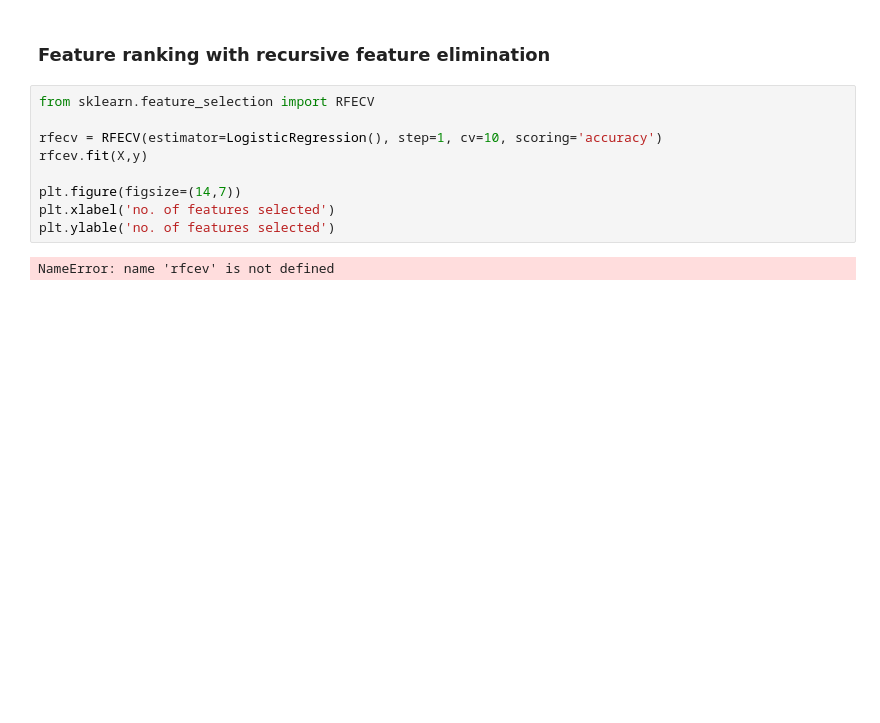
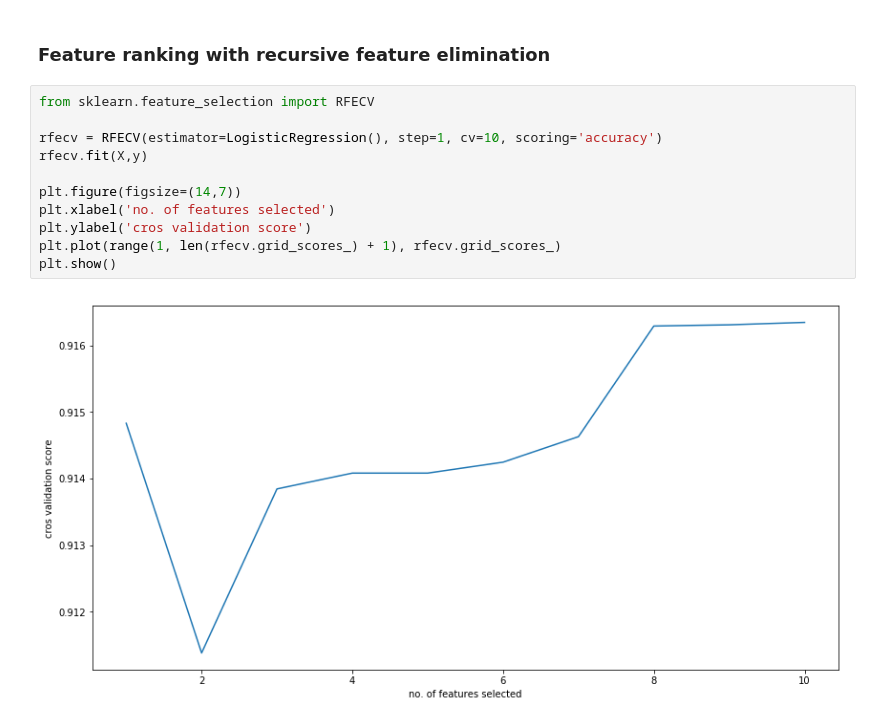
Before and after one commit to amitkan1995/21DaysOfMLCode, a Jupyter notebook: Day-1 HR Analytics/hr_analytics.ipynb, the cells around one changed output. Drawn from its saved outputs; the diff is of its cells as text; blank space fills up the shorter version.

Commit message:
With Cross Validation Score

```diff
--- a/Day-1 HR Analytics/hr_analytics (incomplete).ipynb
+++ b/Day-1 HR Analytics/hr_analytics.ipynb
@@ -180,11 +180,13 @@ RFE(estimator=LogisticRegression(C=1.0, class_weight=None, dual=False, fit_inter
 # %%
 from sklearn.feature_selection import RFECV
 
 rfecv = RFECV(estimator=LogisticRegression(), step=1, cv=10, scoring='accuracy')
-rfcev.fit(X,y)
+rfecv.fit(X,y)
 
 plt.figure(figsize=(14,7))
 plt.xlabel('no. of features selected')
-plt.ylable('no. of features selected')
+plt.ylabel('cros validation score')
+plt.plot(range(1, len(rfecv.grid_scores_) + 1), rfecv.grid_scores_)
+plt.show()
 # %% [output]
-NameError: name 'rfcev' is not defined
+[figure, added]
```
Also changed, not shown: parts of 1 cell of this notebook.
